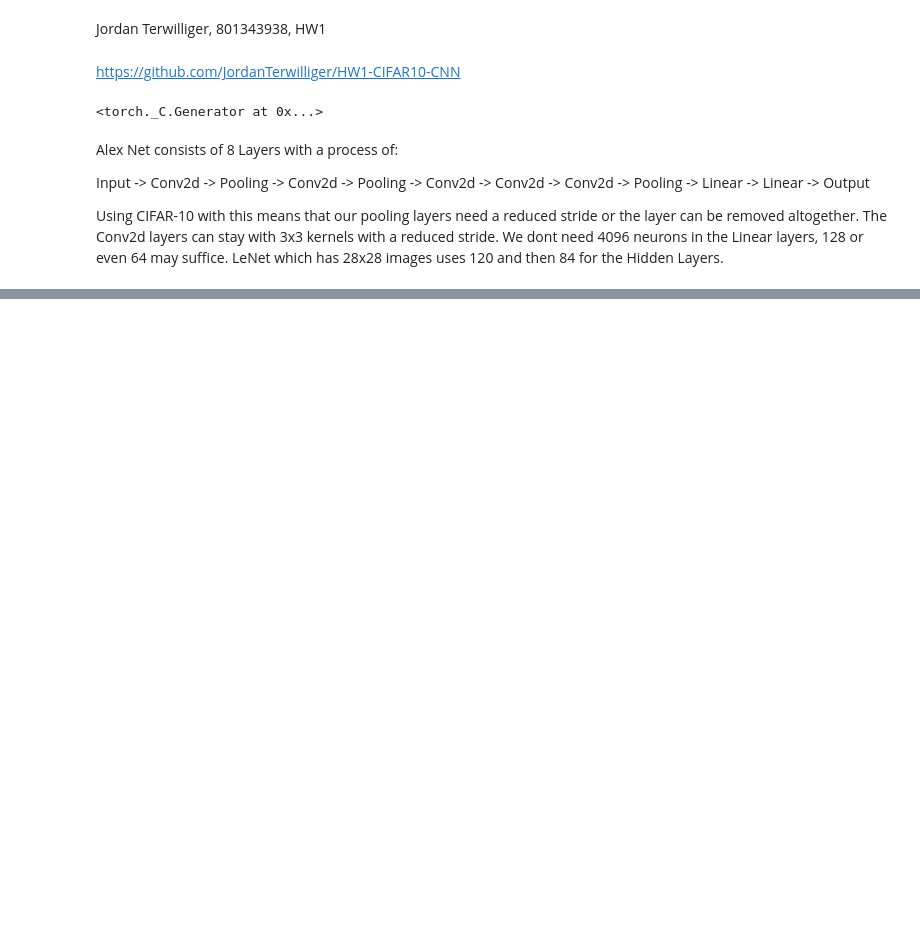
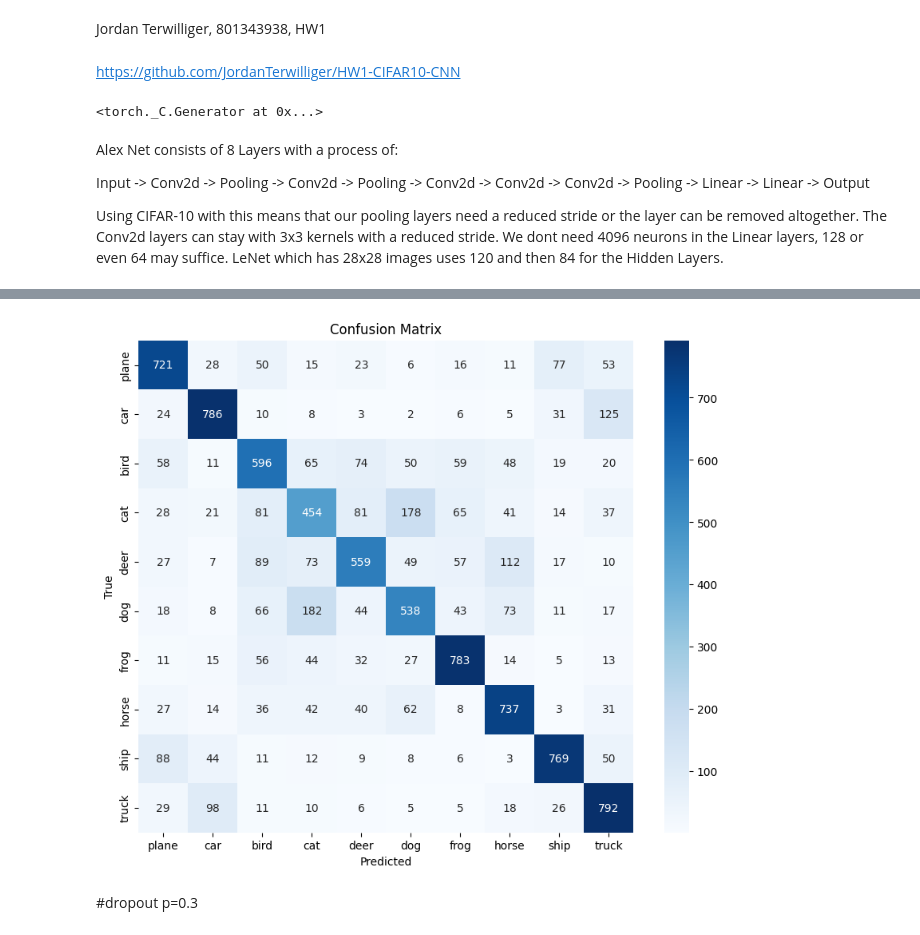
Before and after one commit to JordanTerwilliger/Intro-to-Deep-Learning, a Jupyter notebook: HW1/HW1_CIFAR10_CNN.ipynb, the cells around one changed output, grey strips where cells are left out. Drawn from its saved outputs; the diff is of its cells as text; code cells hidden in the pictures; blank space fills up the shorter version.

```diff
--- a/HW1/HW1_CIFAR10_CNN.ipynb
+++ b/HW1/HW1_CIFAR10_CNN.ipynb
@@ -125,0 +233,6 @@ Epoch: 29, Loss: 0.6049, Accuracy: 67.38
+# %%
+net = ModifiedAlex()
+device = torch.device("cuda:0" if torch.cuda.is_available() else "cpu")
+net.to(device)
+loss = nn.CrossEntropyLoss()
+optimizer = optim.SGD(net.parameters(), lr = 0.001, momentum = 0.9)
@@ -125,0 +303,41 @@ Epoch: 29, Loss: 0.6049, Accuracy: 67.38
+# %%
+from sklearn.metrics import confusion_matrix
+import seaborn as sns
+import pandas as pd
+
+# Set the model to evaluation mode
+net.eval()
+
+all_labels = []
+all_predictions = []
+
+# Iterate over the test dataset to get all predictions
+with torch.no_grad():
+    for images, labels in test_loader:
+        # Move data to the same device as the model
+        images = images.to(device)
+        labels = labels.to(device)
+
+        outputs = net(images)
+        _, predicted = torch.max(outputs.data, 1)
+
+        all_labels.extend(labels.cpu().numpy())
+        all_predictions.extend(predicted.cpu().numpy())
+
+# Compute the confusion matrix
+cm = confusion_matrix(all_labels, all_predictions)
+
+# Convert to DataFrame for better visualization with seaborn
+cm_df = pd.DataFrame(cm, index=class_names, columns=class_names)
+
+# Plot the confusion matrix
+plt.figure(figsize=(10, 8))
+sns.heatmap(cm_df, annot=True, fmt='g', cmap='Blues')
+plt.xlabel('Predicted')
+plt.ylabel('True')
+plt.title('Confusion Matrix')
+plt.show()
+# %% [output]
+[figure, added]
+# %% [markdown]
+#dropout p=0.3
```
Also changed, not shown: parts of 16 cells of this notebook.
